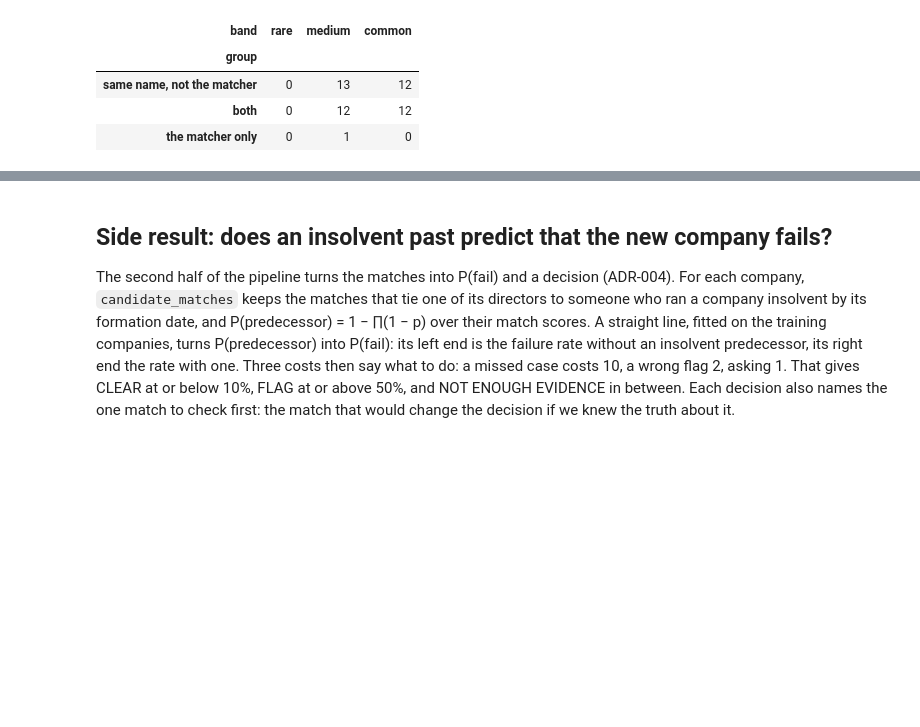
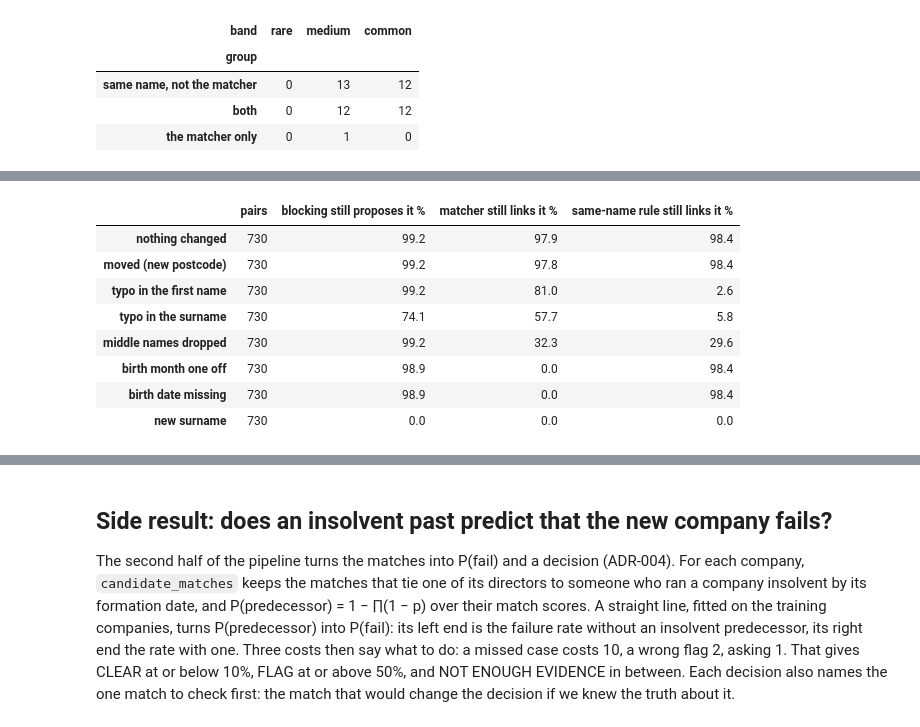
Before and after one commit to C-Nietzschmann/veritas-hackathon, a Jupyter notebook: notebooks/main.ipynb, the cells around one changed output, grey strips where cells are left out. Cells and saved outputs as stored; diff of their text form; code cells hidden in the pictures; blank space fills up the shorter version.

Commit message:
Add the name-and-birth baseline and the stress test on validation (#192)
Co-authored-by: phantodevc <251043188+phantodevc@users.noreply.github.com>

```diff
--- a/notebooks/main.ipynb
+++ b/notebooks/main.ipynb
@@ -364,0 +396,14 @@ pd.crosstab(sample["group"], sample["band"]).reindex(index=real_slice.GROUPS, co
+# %%
+# 191: the stress test. One record of each confirmed validation pair is rewritten, then the pair is asked again
+confirmed_pairs = labelled[(labelled["split"] == "validation") & (labelled["label"] == 1)]
+stress.stress_test(model, mentions, confirmed_pairs, SEED)
+# %% [output]
+|  | pairs | blocking still proposes it % | matcher still links it % | same-name rule still links it % |
+| nothing changed | 730 | 99.2 | 97.9 | 98.4 |
+| moved (new postcode) | 730 | 99.2 | 97.8 | 98.4 |
+| typo in the first name | 730 | 99.2 | 81.0 | 2.6 |
+| typo in the surname | 730 | 74.1 | 57.7 | 5.8 |
+| middle names dropped | 730 | 99.2 | 32.3 | 29.6 |
+| birth month one off | 730 | 98.9 | 0.0 | 98.4 |
+| birth date missing | 730 | 98.9 | 0.0 | 98.4 |
+| new surname | 730 | 0.0 | 0.0 | 0.0 |
```
Also changed, not shown: parts of 5 cells of this notebook, 2 other files.
